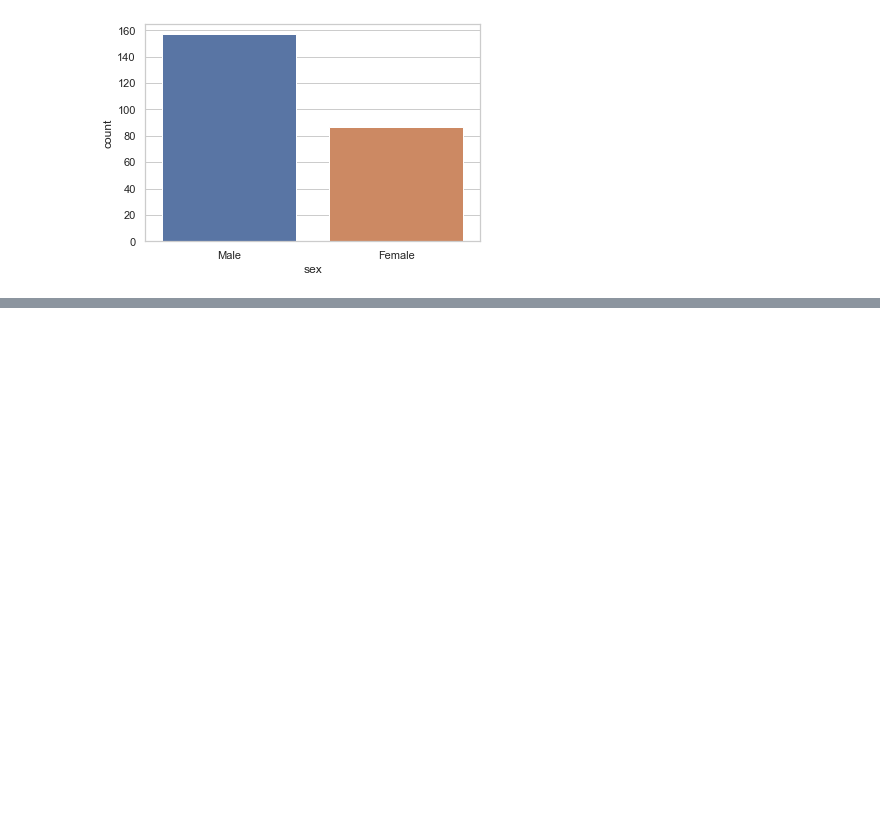
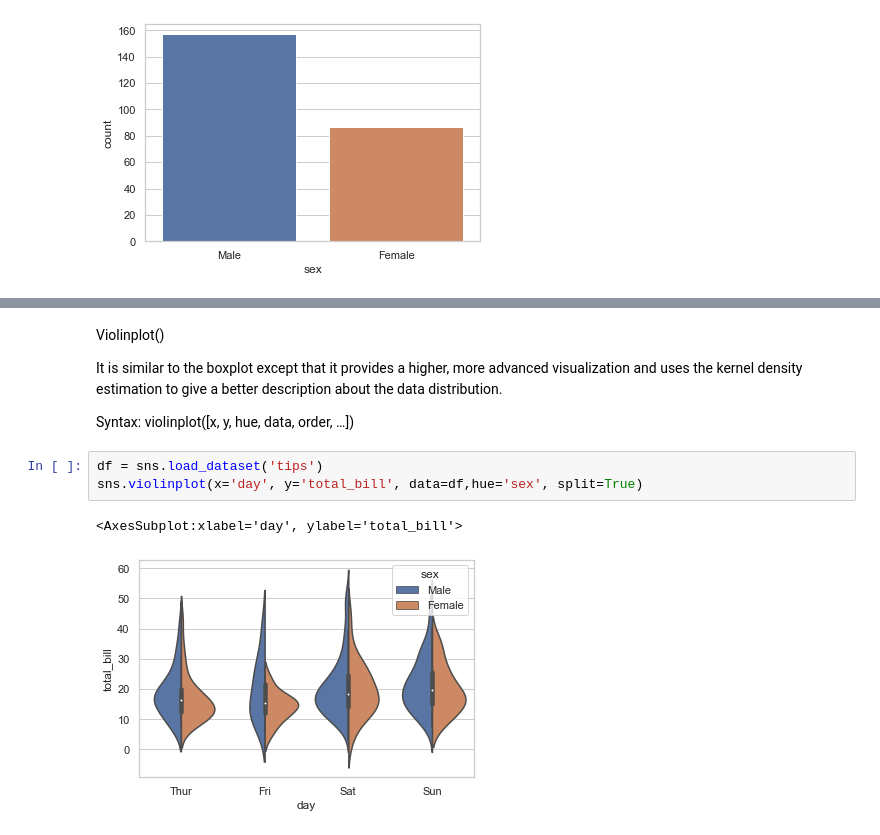
Before and after one commit to Rasel-25/Python, a Jupyter notebook: Seaborn/Seaborn_fundamental.ipynb, the cells around one changed output, grey strips where cells are left out. Drawn from its saved outputs; the diff is of its cells as text; blank space fills up the shorter version.

```diff
--- a/Seaborn/Seaborn_fundamental.ipynb
+++ b/Seaborn/Seaborn_fundamental.ipynb
@@ -183,0 +215,13 @@ sns.countplot(x ='sex', data = df)
+# %% [markdown]
+Violinplot()
+
+It is similar to the boxplot except that it provides a higher, more advanced visualization and uses the kernel density estimation to give a better description about the data distribution.
+
+Syntax:
+violinplot([x, y, hue, data, order, …])
+# %%
+df = sns.load_dataset('tips')
+sns.violinplot(x='day', y='total_bill', data=df,hue='sex', split=True)
+# %% [output]
+<AxesSubplot:xlabel='day', ylabel='total_bill'>
+[figure, added]
```
Also changed, not shown: parts of 22 cells of this notebook.
